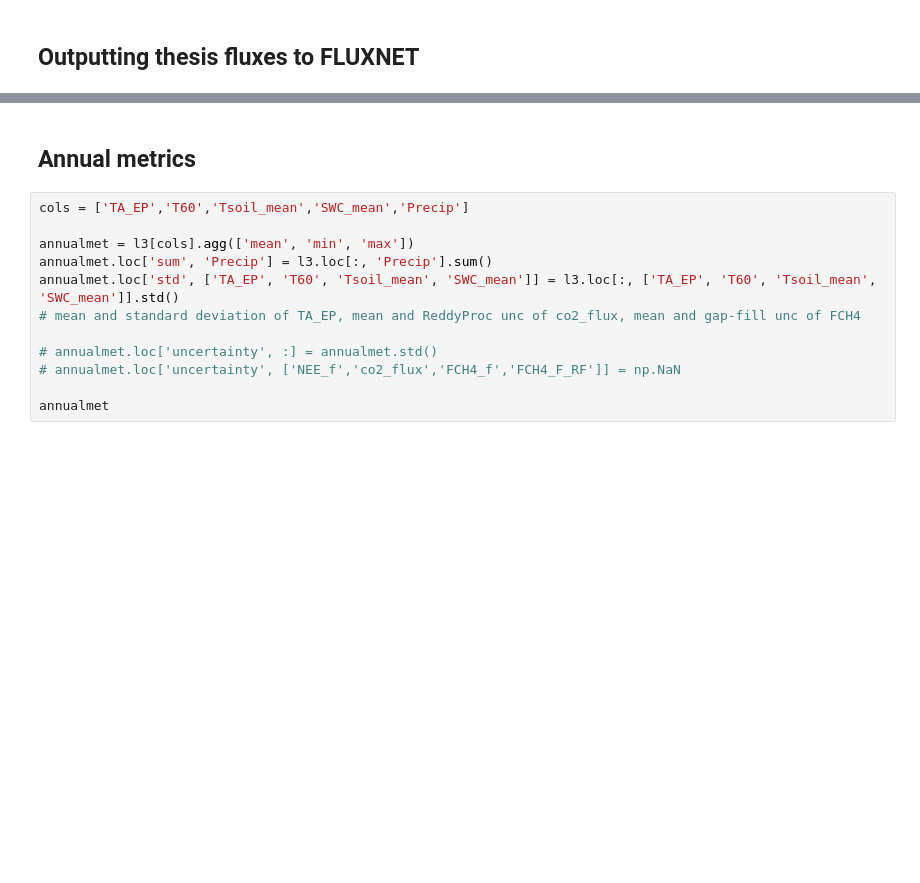
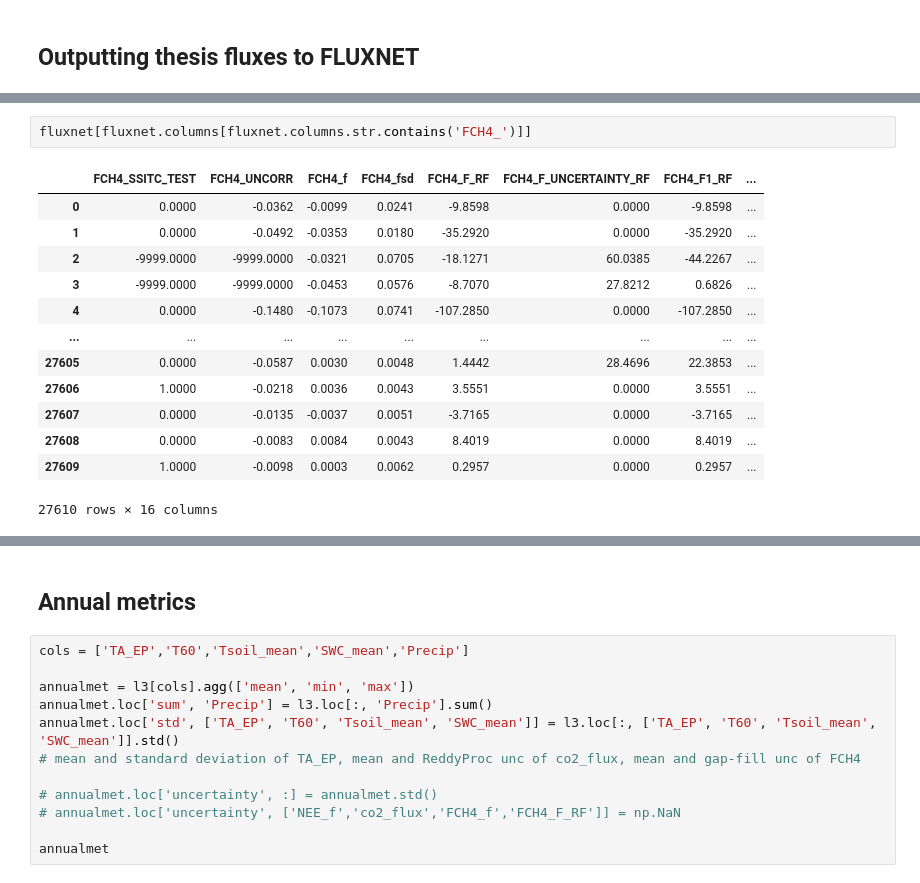
Before and after one commit to ottobriner/atmos-flux-data, a Jupyter notebook: atmos-output.ipynb, the cells around one changed output, grey strips where cells are left out. Saved outputs shown, nothing was run; the diff lists cells and outputs as text; blank space fills up the shorter version.

```diff
--- a/atmos-output.ipynb
+++ b/atmos-output.ipynb
@@ -170,0 +183,16 @@ fluxnet = save_fluxnet(filepath)
+# %%
+fluxnet[fluxnet.columns[fluxnet.columns.str.contains('FCH4_')]]
+# %% [output]
+|  | FCH4_SSITC_TEST | FCH4_UNCORR | FCH4_f | FCH4_fsd | FCH4_F_RF | FCH4_F_UNCERTAINTY_RF | FCH4_F1_RF | ... |
+| 0 | 0.0000 | -0.0362 | -0.0099 | 0.0241 | -9.8598 | 0.0000 | -9.8598 | ... |
+| 1 | 0.0000 | -0.0492 | -0.0353 | 0.0180 | -35.2920 | 0.0000 | -35.2920 | ... |
+| 2 | -9999.0000 | -9999.0000 | -0.0321 | 0.0705 | -18.1271 | 60.0385 | -44.2267 | ... |
+| 3 | -9999.0000 | -9999.0000 | -0.0453 | 0.0576 | -8.7070 | 27.8212 | 0.6826 | ... |
+| 4 | 0.0000 | -0.1480 | -0.1073 | 0.0741 | -107.2850 | 0.0000 | -107.2850 | ... |
+| ... | ... | ... | ... | ... | ... | ... | ... | ... |
+| 27605 | 0.0000 | -0.0587 | 0.0030 | 0.0048 | 1.4442 | 28.4696 | 22.3853 | ... |
+| 27606 | 1.0000 | -0.0218 | 0.0036 | 0.0043 | 3.5551 | 0.0000 | 3.5551 | ... |
+| 27607 | 0.0000 | -0.0135 | -0.0037 | 0.0051 | -3.7165 | 0.0000 | -3.7165 | ... |
+| 27608 | 0.0000 | -0.0083 | 0.0084 | 0.0043 | 8.4019 | 0.0000 | 8.4019 | ... |
+| 27609 | 1.0000 | -0.0098 | 0.0003 | 0.0062 | 0.2957 | 0.0000 | 0.2957 | ... |
+27610 rows × 16 columns
```
Also changed, not shown: parts of 10 cells of this notebook.
